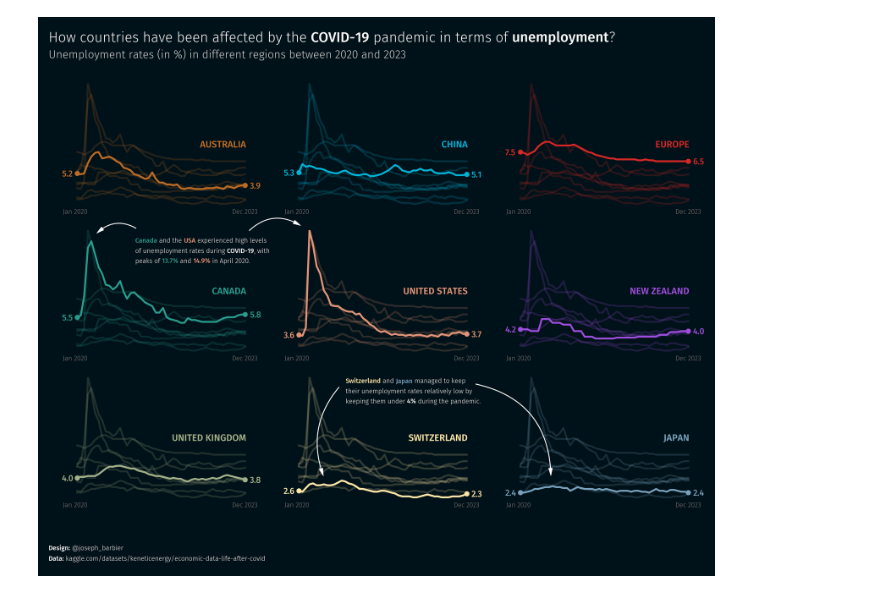
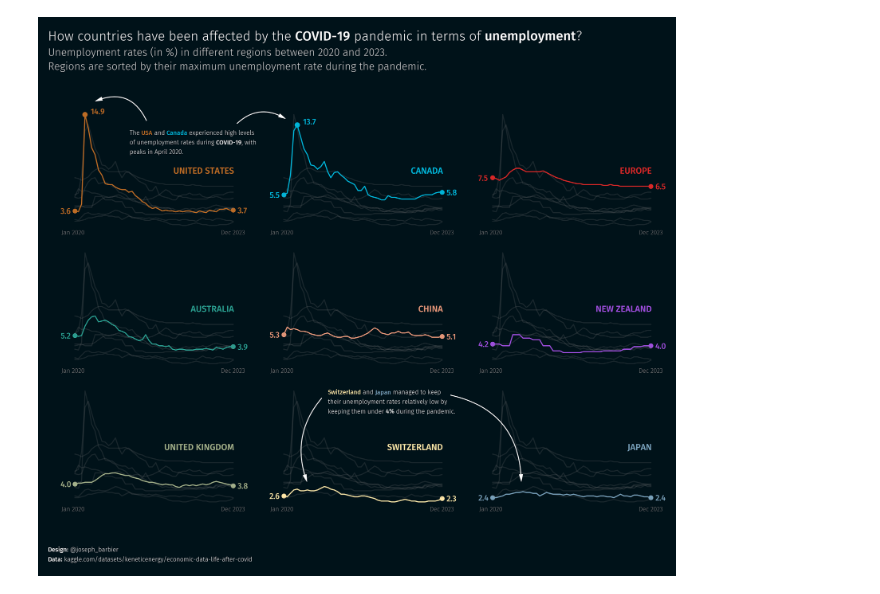
Before and after one commit to JosephBARBIERDARNAL/misc-dataviz, a Jupyter notebook: economics/code.ipynb, the cells around one changed output. Saved outputs shown, nothing was run; the diff lists cells and outputs as text; code cells hidden in the pictures.

```diff
--- a/economics/code.ipynb
+++ b/economics/code.ipynb
@@ -67,16 +40,19 @@ year = 'date'
 value = 'unemployment rate'
 background_color = '#001219'
 text_color = 'white'
-linewidth_main = 2
+linewidth_main = 1.2
 colors = [
     '#bc6c25','#00b4d8','#d62828',
     '#2a9d8f','#e29578','#9d4edd',
     '#a3b18a','#ffe6a7','#78a1bb'
 ]
 y_adj = 4
-def get_path_effect(**kwargs):
-    return [path_effects.Stroke(**kwargs), path_effects.Normal()]
-path_effect = get_path_effect(linewidth=0, foreground=text_color, alpha=1)
+
+# font
+personal_path = '/Users/josephbarbier/Library/Fonts/'
+font_path = personal_path + 'FiraSans-Light.ttf'
+font = FontProperties(fname=font_path)
+bold_font = FontProperties(fname=personal_path + 'FiraSans-Medium.ttf')
 
 fig, axs = plt.subplots(3, 3, figsize=(12, 8), dpi=dpi)
 fig.set_facecolor(background_color)
@@ -90,6 +66,7 @@ countries = [
    'canada','united states','new zealand',
    'united kingdom','switzerland','japan'
 ]
+countries = df.groupby('country')['unemployment rate'].max().sort_values(ascending=False).index.tolist()
 
 for i, (group, ax) in enumerate(zip(countries, axs.flat)):
 
@@ -130,16 +107,33 @@ for i, (group, ax) in enumerate(zip(countries, axs.flat)):
    for other_group in other_groups:
       other_y = df[value][df[category] == other_group]
       other_x = df[year][df[category] == other_group]
-      ax.plot(other_x, other_y, color=colors[i], alpha=0.2, linewidth=linewidth_main)
+      ax.plot(other_x, other_y, color='grey', alpha=0.2, linewidth=linewidth_main)
 
    # Plot the main group
    x = filtered_df[year]
    y = filtered_df[value]
    ax.plot(x, y, color=colors[i], linewidth=linewidth_main, zorder=10)
 
+   # add USA and Canada max value
+   if group in ['united states', 'canada']:
+      maxrate = df[df['country']==group][value].max()
+      date_maxrate = df[df['country']==group][df['unemployment rate']==maxrate][year]
+      ax.plot(
+         date_maxrate, maxrate,
+         marker='o', markersize=5, color=colors[i], zorder=10
+      )
+      ax_text(
+         date_maxrate + pd.Timedelta(days=50), maxrate+0.8,
+         f'{round(maxrate,1)}',
+         fontsize=9, color=colors[i],
+         font=bold_font,
+         ax=ax
+      )
+
+
    # Custom axes
    ax.set_axis_off()
-   ax.set_ylim(df[value].min()-0.2, df[value].max())
+   ax.set_ylim(df[value].min()-0.2, df[value].max()+0.3)
 
    # Display country names
    ax_text(
@@ -195,10 +189,11 @@ Evolution of <{value}> between <{str(start_x_position)[:4]}> and <{str(end_x_pos
 """
 title = f"""
 How countries have been affected by the <COVID-19> pandemic in terms of <unemployment>?
-<Unemployment rates (in %) in different regions between 2020 and 2023>
+<Unemployment rates (in %) in different regions between 2020 and 2023.>
+<Regions are sorted by their maximum unemployment rate during the period.>
 """
 fig_text(
-   0.1, 0.95,
+   0.1, 1,
    title,
    fontsize=15,
    ha='left', va='center',
@@ -206,6 +201,7 @@ fig_text(
    highlight_textprops=[
       {'font': bold_font},
       {'font': bold_font},
+      {'color': 'lightgrey', 'fontsize': 12},
       {'color': 'lightgrey', 'fontsize': 12}
    ],
    fig=fig
@@ -227,54 +223,52 @@ def draw_arrow(tail_position, head_position, invert=False, radius=0.5):
     fig.patches.append(a)
 
 # arrows for the USA and Canada
-draw_arrow((0.21, 0.61), (0.158, 0.6), invert=False, radius=0.4)
-draw_arrow((0.346, 0.605), (0.413, 0.615), invert=True, radius=0.4)
-maxrate_usa = df[df['country']=='united states'][value].max()
-maxrate_canada = df[df['country']=='canada'][value].max()
+draw_arrow((0.23, 0.86), (0.16, 0.9), invert=False, radius=0.5)
+draw_arrow((0.346, 0.855), (0.413, 0.865), invert=True, radius=0.4)
+maxrate_canada = df[df['country']=='canada']['unemployment rate'].max()
+maxrate_usa = df[df['country']=='united states']['unemployment rate'].max()
 text = f"""
-<Canada> and the <USA> experienced high levels
+The <USA> and <Canada> experienced high levels
 of unemployment rates during <COVID-19>, with
-peaks of <{round(maxrate_canada,1)}%> and <{round(maxrate_usa,1)}%> in April 2020.
+peaks in April 2020.
 """
 fig_text(
-   0.29, 0.57,
+   0.29, 0.82,
    text,
    fontsize=7,
    ha='center', va='center',
    color=text_color, font=font,
    highlight_textprops=[
-      {'color': colors[3], 'font':bold_font},
-      {'color': colors[4], 'font':bold_font},
-      {'font': bold_font},
-      {'color': colors[3], 'font':bold_font},
-      {'color': colors[4], 'font':bold_font},
+      {'color': colors[0], 'font':bold_font},
+      {'color': colors[1], 'font':bold_font},
+      {'font': bold_font}
    ],
    fig=fig
 )
 
 # arrows for Japan and Switzerland
 draw_arrow((0.625, 0.324), (0.72, 0.15), invert=True, radius=0.4)
 draw_arrow((0.46, 0.32), (0.44, 0.15), invert=False, radius=0.3)
 text = f"""
 <Switzerland> and <Japan> managed to keep
 their unemployment rates relatively low by
 keeping them under <4%> during the pandemic.
 """
 fig_text(
    0.55, 0.31,
    text,
    fontsize=7,
    ha='center', va='center',
    color=text_color, font=font,
    highlight_textprops=[
       {'color': colors[7], 'font':bold_font},
       {'color': colors[8], 'font':bold_font},
       {'font': bold_font},
    ],
    fig=fig
 )
 
 fig.savefig(f'unemployment_linecharts.png', bbox_inches='tight', dpi=dpi)
 plt.show()
 # %% [output]
-[figure, old version]
+[figure, new version]
```
Also changed, not shown: parts of 3 cells of this notebook, 2 other files.
